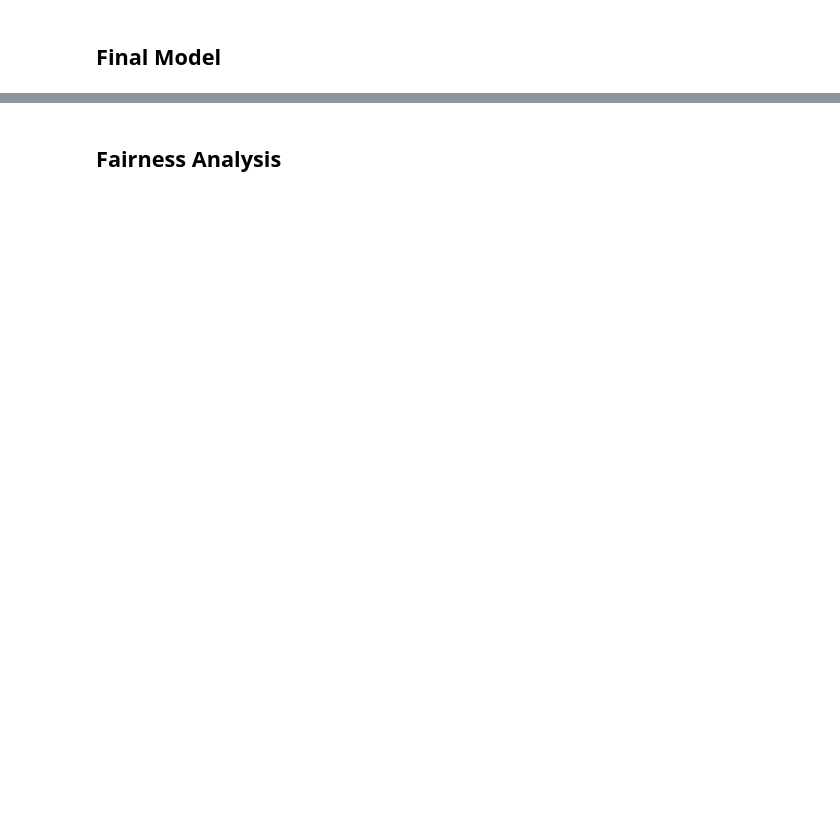
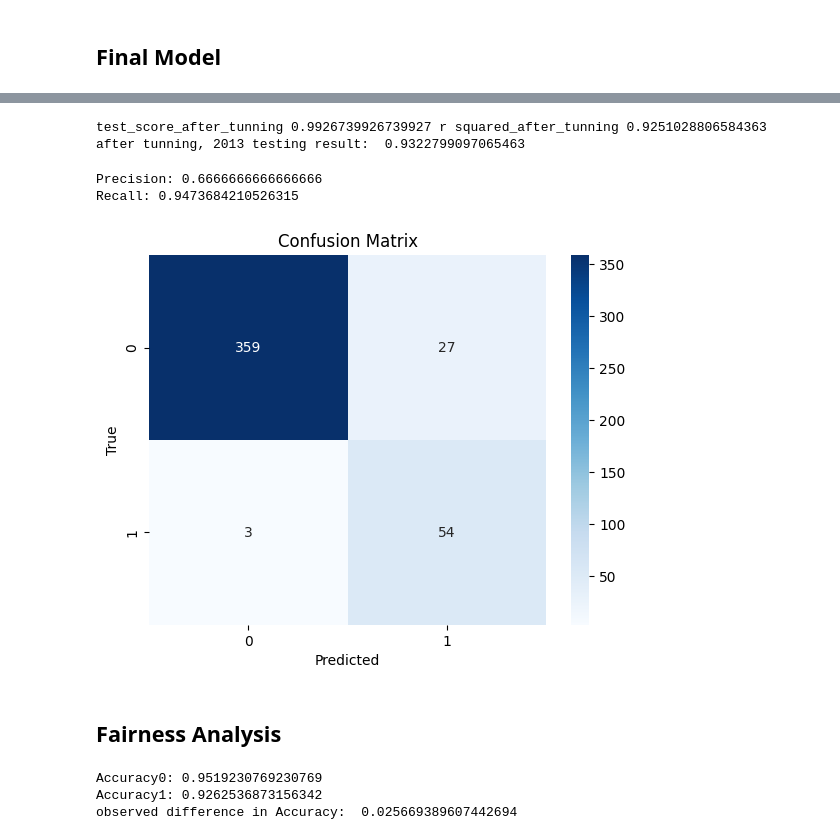
Before and after one commit to ericsun153/Where_is_the_next_Outage, a Jupyter notebook: Power Outage Prediction.ipynb, the cells around one changed output, grey strips where cells are left out. Saved outputs shown, nothing was run; the diff lists cells and outputs as text; code cells hidden in the pictures; blank space fills up the shorter version.

```diff
--- a/Power Outage Prediction.ipynb
+++ b/Power Outage Prediction.ipynb
@@ -399,0 +428,9 @@ print("Testing Accuracy:", pipeline.score(X_test, y_test))
+# %%
+from sklearn.model_selection import GridSearchCV
+param_grid = {
+    'rft__n_estimators': [50, 75, 100, 125, 150, 200, 250, 300],
+    'rft__max_features': [1, 3, 5, 7, 9, 12, 15, 18, 20],
+    'rft__min_samples_split': [2, 5, 8, 10, 12, 15]
+}
+grid_search = GridSearchCV(estimator=pipeline, param_grid=param_grid, cv=5)
+grid_search.fit(X_train, y_train)
@@ -400,2 +465,43 @@ print("Testing Accuracy:", pipeline.score(X_test, y_test))
+# %%
+pipeline = Pipeline([
+                    ('transformed_data', transformers),
+                    ('rft', RandomForestClassifier(max_features=9, min_samples_split=2, n_estimators=250, random_state=42))
+                ])
+pipeline.fit(X_train, y_train)
+predition = pipeline.predict(X_test)
+prediction_score_r = r2_score(y_test, predition)
+ac = pipeline.score(X_test, y_test)
+print('test_score_after_tunning', ac, 'r squared_after_tunning',prediction_score_r)
+test_set['PC.REALGSP.STATE(USD)'] = test_set['PC.REALGSP.STATE(USD)'].fillna(test_set['PC.REALGSP.STATE(USD)'].mean())
+test_set['OUTAGE.DURATION(mins)'] = test_set['OUTAGE.DURATION(mins)'].fillna(test_set['OUTAGE.DURATION(mins)'].mean())
+test_set_reduced = test_set[reduced_list]
+print('after tunning, 2013 testing result: ', pipeline.score(test_set_reduced.drop('CLIMATE.REGION', axis=1), test_set_reduced['CLIMATE.REGION']))
+# %% [output]
+test_score_after_tunning 0.9926739926739927 r squared_after_tunning 0.9251028806584363
+after tunning, 2013 testing result:  0.9322799097065463
+# %%
+prediction = pipeline.predict(test_set_reduced.drop('CLIMATE.REGION', axis=1))
+true_labels = test_set_reduced['CLIMATE.REGION']
+predicted_labels = prediction
+
+# Calculate precision and recall
+precision = precision_score(true_labels, predicted_labels)
+recall = recall_score(true_labels, predicted_labels)
+
+print('Precision:', precision)
+print('Recall:', recall)
+
+# Create confusion matrix
+cm = confusion_matrix(true_labels, predicted_labels)
+labels = np.unique(true_labels)
+sns.heatmap(cm, annot=True, fmt="d", cmap="Blues", xticklabels=labels, yticklabels=labels)
+plt.xlabel('Predicted')
+plt.ylabel('True')
+plt.title('Confusion Matrix')
+plt.show()
+# %% [output]
+Precision: 0.6666666666666666
+Recall: 0.9473684210526315
+[figure, added]
 # %% [markdown]
 ## Fairness Analysis
@@ -403,0 +508,22 @@ print("Testing Accuracy:", pipeline.score(X_test, y_test))
+# %%
+from sklearn.preprocessing import Binarizer
+from sklearn.metrics import r2_score
+from sklearn.metrics import accuracy_score
+data_base = df.copy()
+data_base = data_base[data_base['YEAR'] > 2012]
+binarizer = Binarizer(threshold=50000)
+data_base['CUSTOMERS.AFFECTED'] = data_base['CUSTOMERS.AFFECTED'].fillna(data_base['CUSTOMERS.AFFECTED'].mean())
+data_base['affected_people_classifier'] = binarizer.transform(data_base[['CUSTOMERS.AFFECTED']])
+data_base0 = data_base[data_base['affected_people_classifier']==0]
+data_base1 = data_base[data_base['affected_people_classifier']==1]
+Accurace_0 = pipeline.predict(data_base0[reduced_list].drop('CLIMATE.REGION', axis=1))
+Accurace_1 = pipeline.predict(data_base1[reduced_list].drop('CLIMATE.REGION', axis=1))
+Accuracy_0 = accuracy_score(data_base0['CLIMATE.REGION'], Accurace_0)
+Accuracy_1 = accuracy_score(data_base1['CLIMATE.REGION'], Accurace_1)
+print("Accuracy0:", Accuracy_0)
+print("Accuracy1:", Accuracy_1)
+print('observed difference in Accuracy: ', Accuracy_0-Accuracy_1)
+# %% [output]
+Accuracy0: 0.9519230769230769
+Accuracy1: 0.9262536873156342
+observed difference in Accuracy:  0.025669389607442694
```
Also changed, not shown: parts of 17 cells of this notebook, 3 other files.
